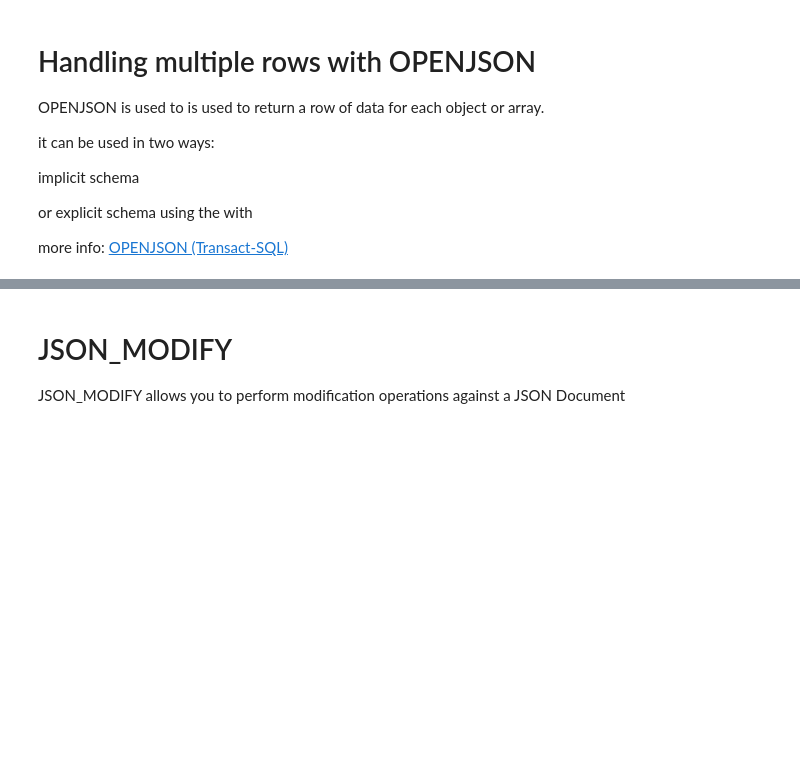
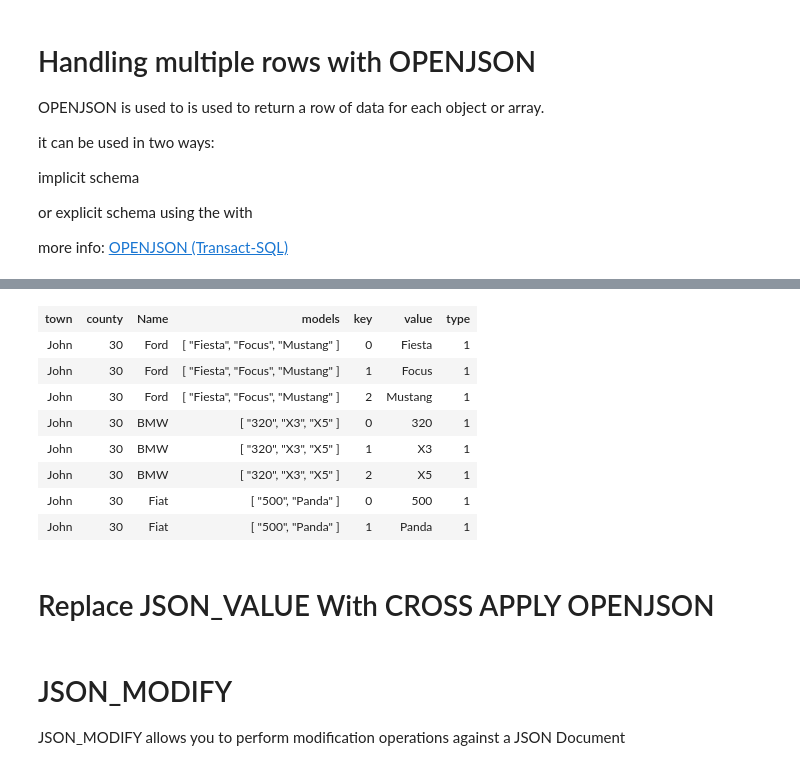
Before and after one commit to jasonhorner/JasonOnJson, a Jupyter notebook: Jason-On-JSON-Notebook.ipynb, the cells around one changed output, grey strips where cells are left out. Cells and saved outputs as stored; diff of their text form; code cells hidden in the pictures; blank space fills up the shorter version.

```diff
--- a/Jason-On-JSON-Notebook.ipynb
+++ b/Jason-On-JSON-Notebook.ipynb
@@ -223,11 +288,13 @@ DECLARE @JsonData nvarchar(max) = N'
 SELECT
    JSON_VALUE(@JsonData, '$.name') as town
   ,JSON_VALUE(@JsonData, '$.age') as county
-  ,[Name]
-  ,models
+  ,m.[Name]
+  ,m.models
+  ,m1.NAME
 FROM OPENJSON(@JsonData, '$.cars' )
  WITH (
               [name]   varchar(100)   '$.name',
               models   nvarchar(max) AS JSON
- );
+ ) m
+ CROSS APPLY OPENJSON(m.models) m1;
 # %% [output]
@@ -234,0 +303,11 @@ Total execution time: 00:00:00
+| town | county | Name | models | key | value | type |
+| John | 30 | Ford | [ "Fiesta", "Focus", "Mustang" ] | 0 | Fiesta | 1 |
+| John | 30 | Ford | [ "Fiesta", "Focus", "Mustang" ] | 1 | Focus | 1 |
+| John | 30 | Ford | [ "Fiesta", "Focus", "Mustang" ] | 2 | Mustang | 1 |
+| John | 30 | BMW | [ "320", "X3", "X5" ] | 0 | 320 | 1 |
+| John | 30 | BMW | [ "320", "X3", "X5" ] | 1 | X3 | 1 |
+| John | 30 | BMW | [ "320", "X3", "X5" ] | 2 | X5 | 1 |
+| John | 30 | Fiat | [ "500", "Panda" ] | 0 | 500 | 1 |
+| John | 30 | Fiat | [ "500", "Panda" ] | 1 | Panda | 1 |
+# %% [markdown]
+# Replace JSON\_VALUE With CROSS APPLY OPENJSON
```
Also changed, not shown: parts of 15 cells of this notebook.
